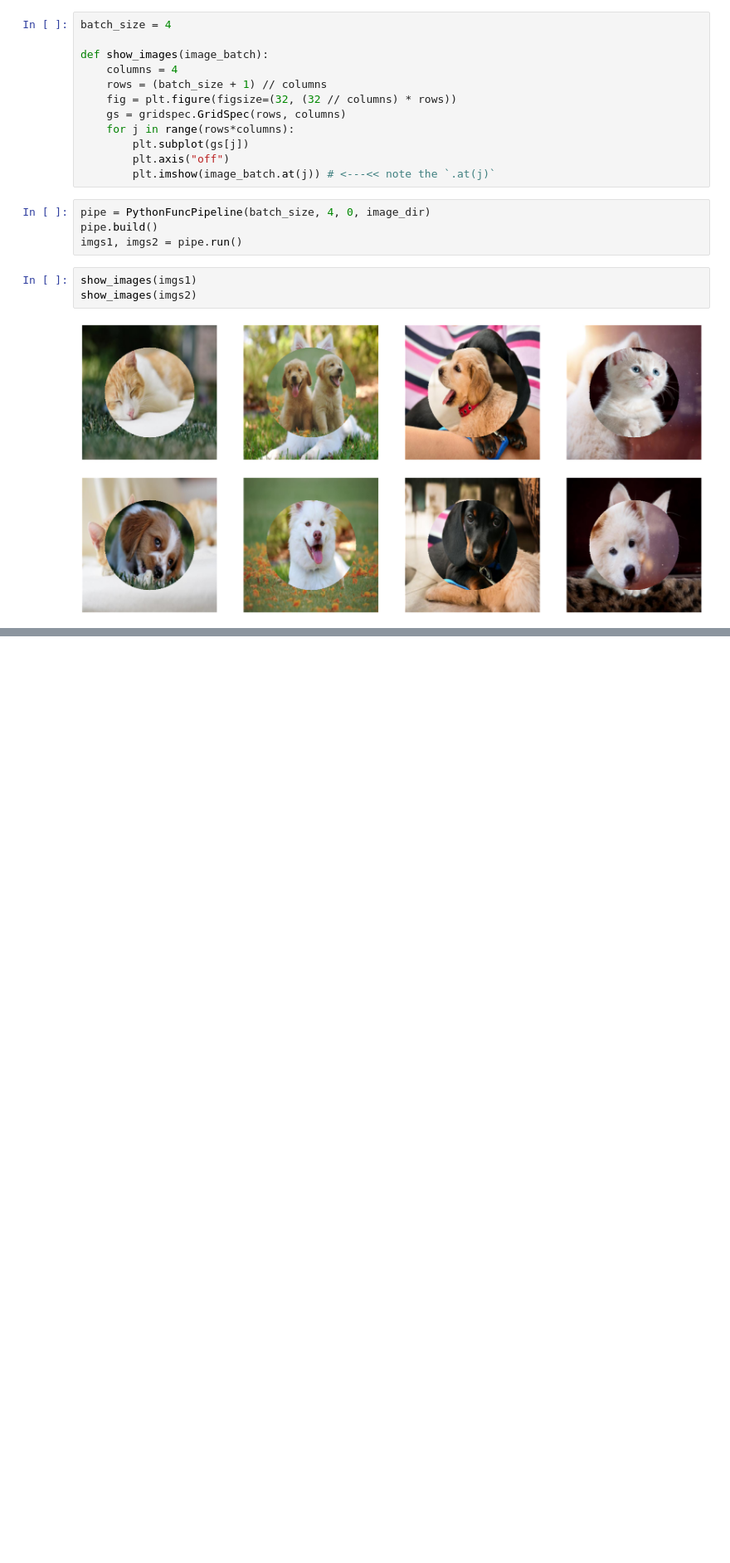
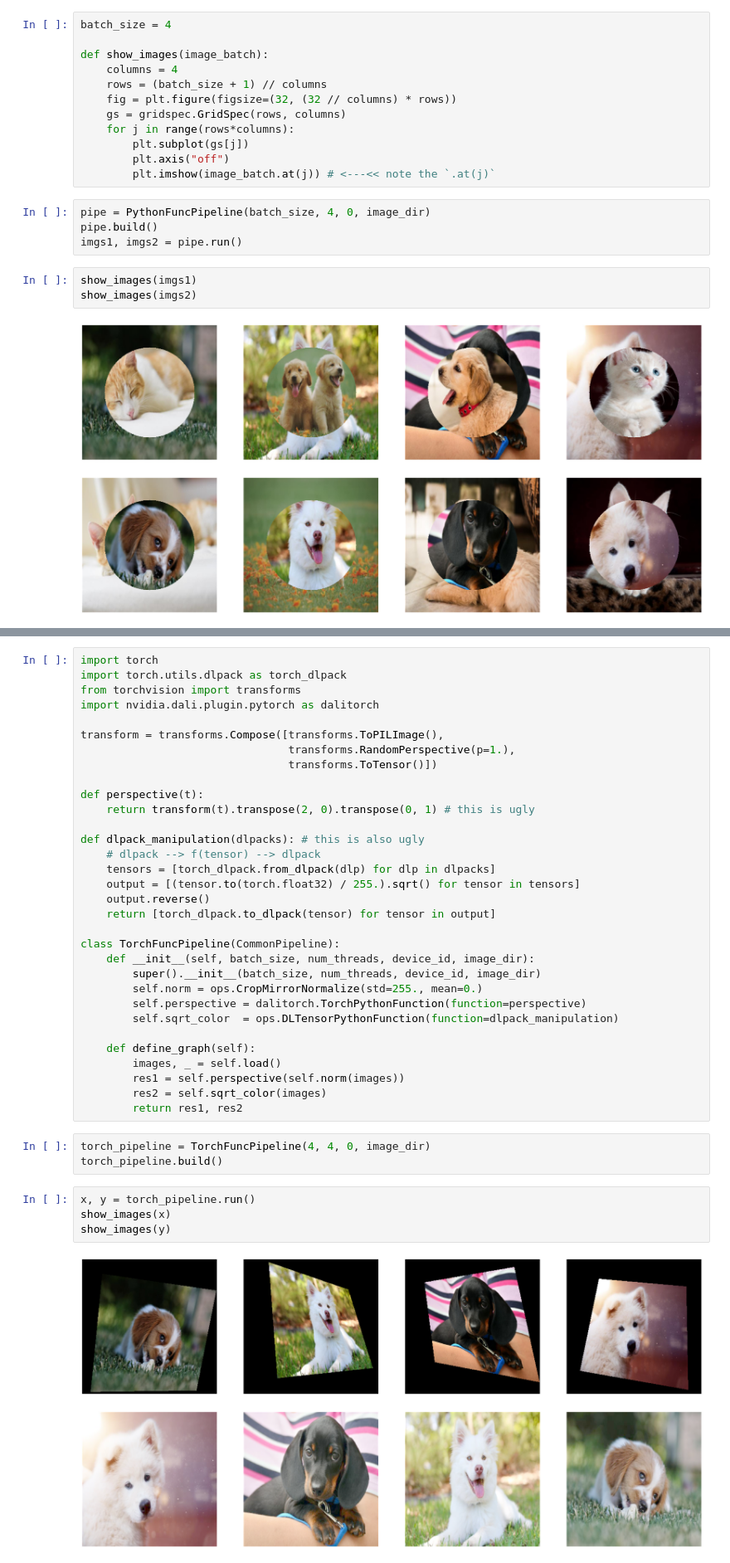
Before and after one commit to evdcush/DALI, a Jupyter notebook: dali/python_operators.ipynb, the cells around one changed output, grey strips where cells are left out. Shown at 83% size. Saved outputs shown, nothing was run; the diff lists cells and outputs as text; blank space fills up the shorter version.

```diff
--- a/dali/python_operators.ipynb
+++ b/dali/python_operators.ipynb
@@ -104,0 +121,42 @@ show_images(imgs2)
+# %%
+import torch
+import torch.utils.dlpack as torch_dlpack
+from torchvision import transforms
+import nvidia.dali.plugin.pytorch as dalitorch
+
+transform = transforms.Compose([transforms.ToPILImage(),
+                                transforms.RandomPerspective(p=1.),
+                                transforms.ToTensor()])
+
+def perspective(t):
+    return transform(t).transpose(2, 0).transpose(0, 1) # this is ugly
+
+def dlpack_manipulation(dlpacks): # this is also ugly
+    # dlpack --> f(tensor) --> dlpack
+    tensors = [torch_dlpack.from_dlpack(dlp) for dlp in dlpacks]
+    output = [(tensor.to(torch.float32) / 255.).sqrt() for tensor in tensors]
+    output.reverse()
+    return [torch_dlpack.to_dlpack(tensor) for tensor in output]
+
+class TorchFuncPipeline(CommonPipeline):
+    def __init__(self, batch_size, num_threads, device_id, image_dir):
+        super().__init__(batch_size, num_threads, device_id, image_dir)
+        self.norm = ops.CropMirrorNormalize(std=255., mean=0.)
+        self.perspective = dalitorch.TorchPythonFunction(function=perspective)
+        self.sqrt_color  = ops.DLTensorPythonFunction(function=dlpack_manipulation)
+
+    def define_graph(self):
+        images, _ = self.load()
+        res1 = self.perspective(self.norm(images))
+        res2 = self.sqrt_color(images)
+        return res1, res2
+# %%
+torch_pipeline = TorchFuncPipeline(4, 4, 0, image_dir)
+torch_pipeline.build()
+# %%
+x, y = torch_pipeline.run()
+show_images(x)
+show_images(y)
+# %% [output]
+[figure, added]
+[figure, added]
```
Also changed, not shown: parts of 3 cells of this notebook, 1 other file.
